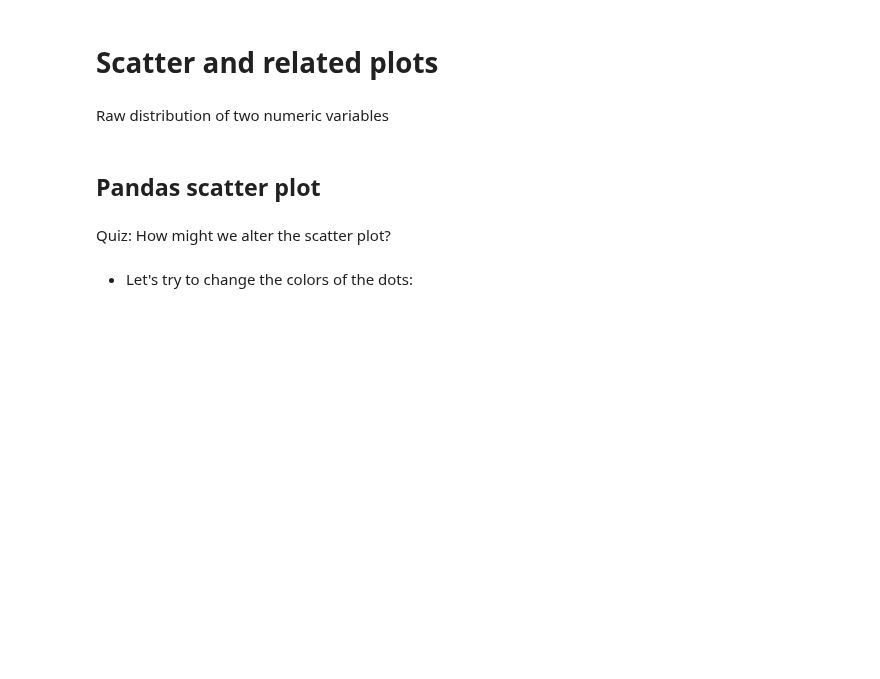
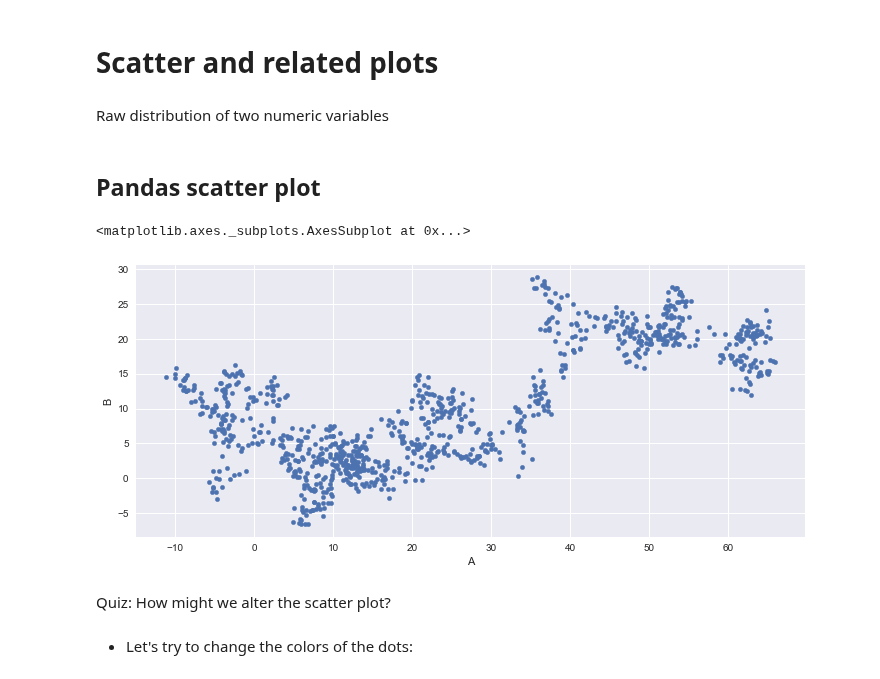
Before and after one commit to snorreralund/sds, a Jupyter notebook: slides/plotting.ipynb, the cells around one changed output. Saved outputs shown, nothing was run; the diff lists cells and outputs as text; code cells hidden in the pictures; blank space fills up the shorter version.

```diff
--- a/slides/plotting.ipynb
+++ b/slides/plotting.ipynb
@@ -308,6 +355,11 @@ df.A.plot()
 Raw distribution of two numeric variables
 # %% [markdown]
 ## Pandas scatter plot
+# %%
+df.plot.scatter('A','B')
+# %% [output]
+<matplotlib.axes._subplots.AxesSubplot at 0x...>
+[figure, added]
 # %% [markdown]
 Quiz: How might we alter the scatter plot?
 # %% [markdown]
```
Also changed, not shown: parts of 29 cells of this notebook, 1 other file.
